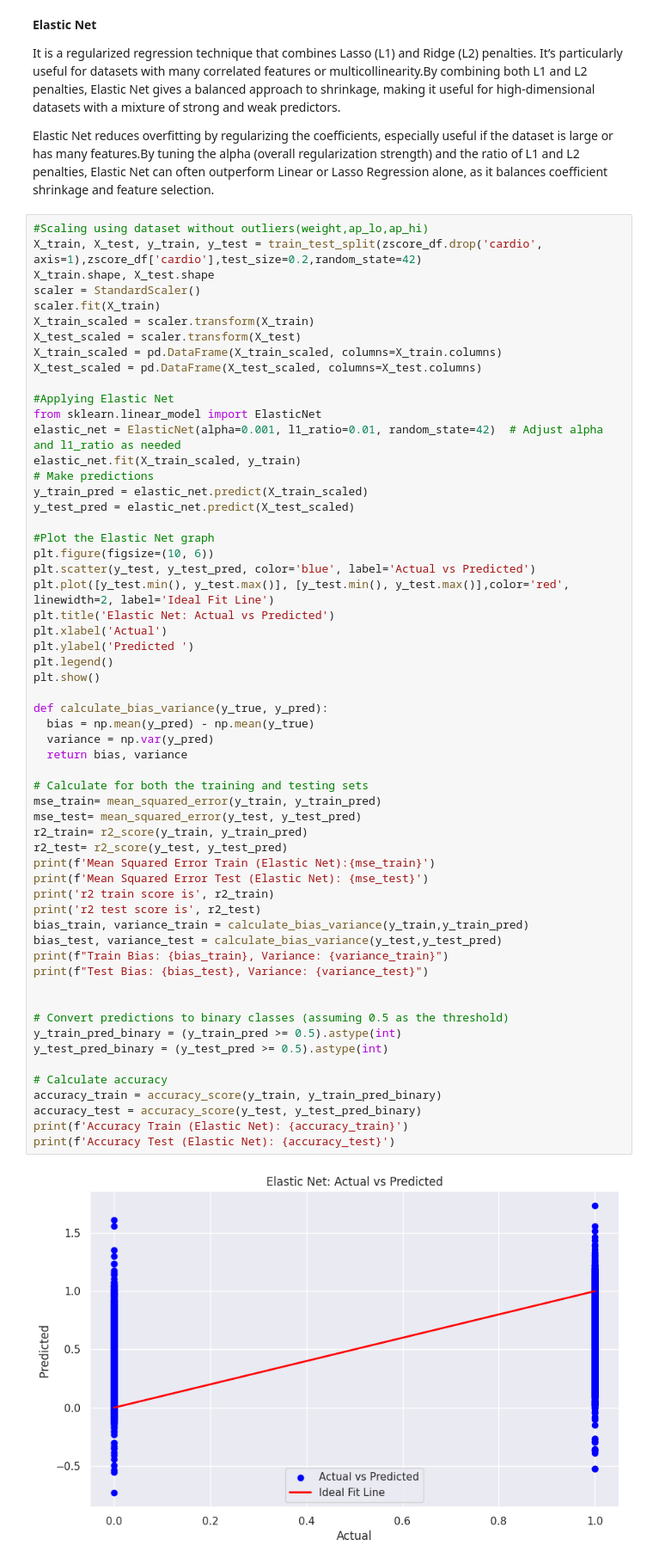
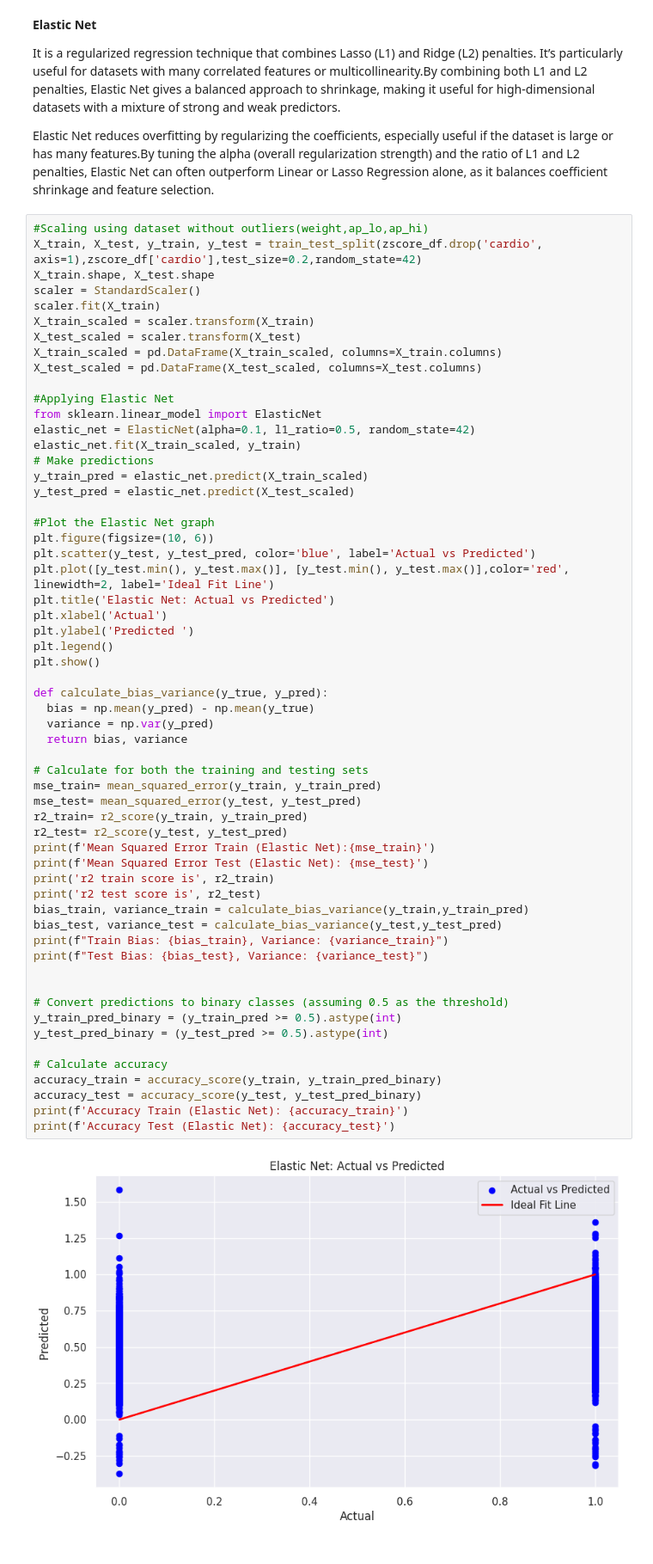
Before and after one commit to Dcode-7/CVD-Model, a Jupyter notebook: CVD_Model.ipynb, the cells around one changed output. Shown at 86% size. Cells and saved outputs as stored; diff of their text form.

Commit message:
Updated Elastic Net part

```diff
--- a/CVD_Model.ipynb
+++ b/CVD_Model.ipynb
@@ -1721,7 +1721,7 @@ X_test_scaled = pd.DataFrame(X_test_scaled, columns=X_test.columns)
 
 #Applying Elastic Net
 from sklearn.linear_model import ElasticNet
-elastic_net = ElasticNet(alpha=0.001, l1_ratio=0.01, random_state=42)  # Adjust alpha and l1_ratio as needed
+elastic_net = ElasticNet(alpha=0.1, l1_ratio=0.5, random_state=42)
 elastic_net.fit(X_train_scaled, y_train)
 # Make predictions
 y_train_pred = elastic_net.predict(X_train_scaled)
@@ -1740,31 +1740,31 @@ plt.show()
 def calculate_bias_variance(y_true, y_pred):
   bias = np.mean(y_pred) - np.mean(y_true)
   variance = np.var(y_pred)
   return bias, variance
 
 # Calculate for both the training and testing sets
 mse_train= mean_squared_error(y_train, y_train_pred)
 mse_test= mean_squared_error(y_test, y_test_pred)
 r2_train= r2_score(y_train, y_train_pred)
 r2_test= r2_score(y_test, y_test_pred)
 print(f'Mean Squared Error Train (Elastic Net):{mse_train}')
 print(f'Mean Squared Error Test (Elastic Net): {mse_test}')
 print('r2 train score is', r2_train)
 print('r2 test score is', r2_test)
 bias_train, variance_train = calculate_bias_variance(y_train,y_train_pred)
 bias_test, variance_test = calculate_bias_variance(y_test,y_test_pred)
 print(f"Train Bias: {bias_train}, Variance: {variance_train}")
 print(f"Test Bias: {bias_test}, Variance: {variance_test}")
 
 
 # Convert predictions to binary classes (assuming 0.5 as the threshold)
 y_train_pred_binary = (y_train_pred >= 0.5).astype(int)
 y_test_pred_binary = (y_test_pred >= 0.5).astype(int)
 
 # Calculate accuracy
 accuracy_train = accuracy_score(y_train, y_train_pred_binary)
 accuracy_test = accuracy_score(y_test, y_test_pred_binary)
 print(f'Accuracy Train (Elastic Net): {accuracy_train}')
 print(f'Accuracy Test (Elastic Net): {accuracy_test}')
 # %% [output]
-[figure, old version]
+[figure, new version]
```
Also changed, not shown: parts of 14 cells of this notebook.
